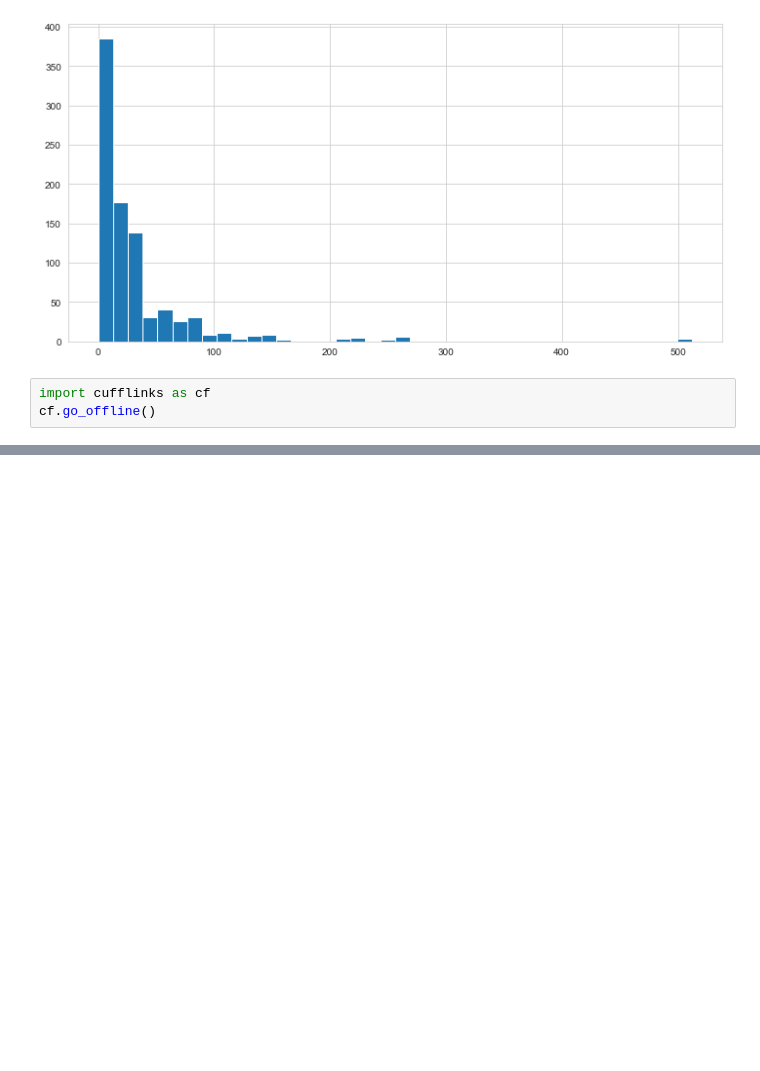
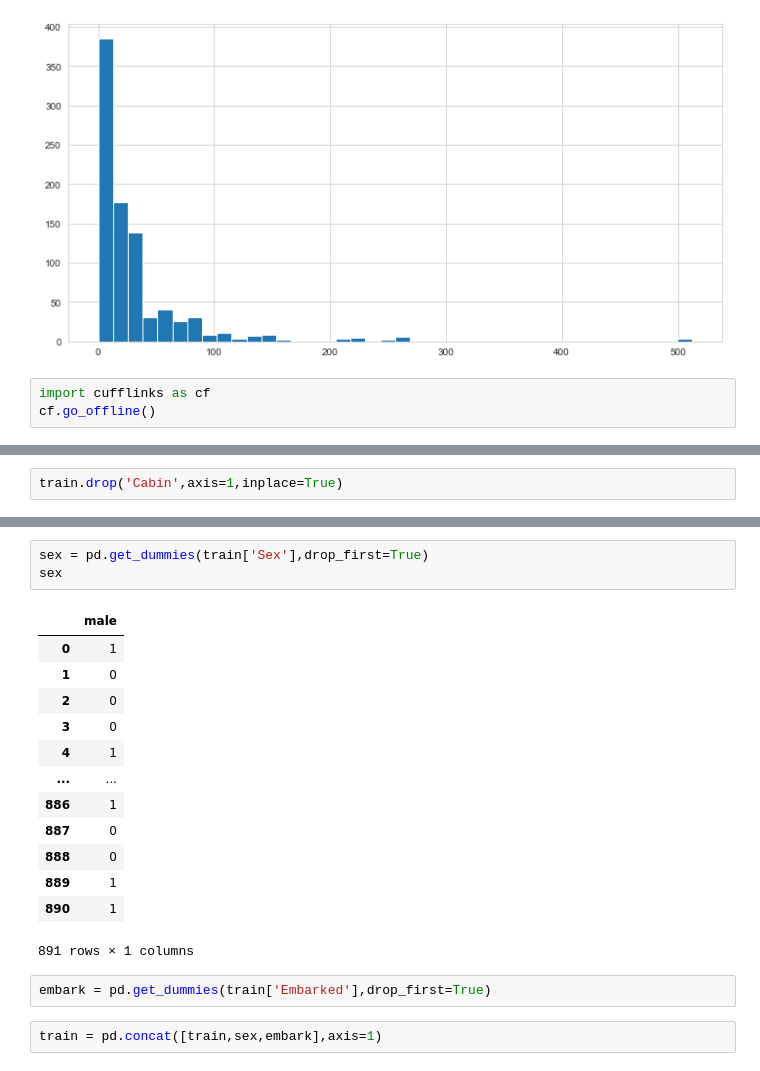
Before and after one commit to sadhiin/py-ds-ml-bootcamp, a Jupyter notebook: 11-Logistic Regression/LR with python.ipynb, the cells around one changed output, grey strips where cells are left out. Drawn from its saved outputs; the diff is of its cells as text; blank space fills up the shorter version.

```diff
--- a/11-Logistic Regression/LR with python.ipynb
+++ b/11-Logistic Regression/LR with python.ipynb
@@ -80,0 +111,2 @@ train['Fare'].iplot(kind='hist',bins=60)
+# %%
+train.drop('Cabin',axis=1,inplace=True)
@@ -80,0 +122,21 @@ train['Fare'].iplot(kind='hist',bins=60)
+# %%
+sex = pd.get_dummies(train['Sex'],drop_first=True)
+sex
+# %% [output]
+|  | male |
+| 0 | 1 |
+| 1 | 0 |
+| 2 | 0 |
+| 3 | 0 |
+| 4 | 1 |
+| ... | ... |
+| 886 | 1 |
+| 887 | 0 |
+| 888 | 0 |
+| 889 | 1 |
+| 890 | 1 |
+891 rows × 1 columns
+# %%
+embark = pd.get_dummies(train['Embarked'],drop_first=True)
+# %%
+train = pd.concat([train,sex,embark],axis=1)
```
Also changed, not shown: parts of 9 cells of this notebook.
